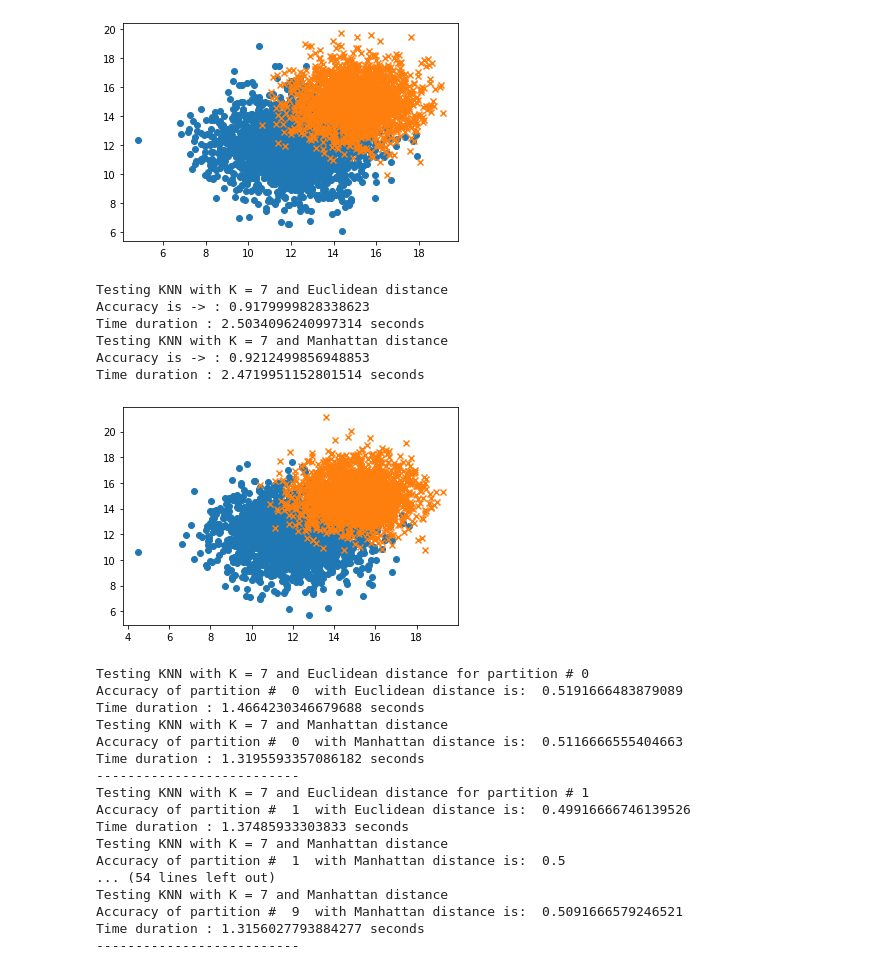
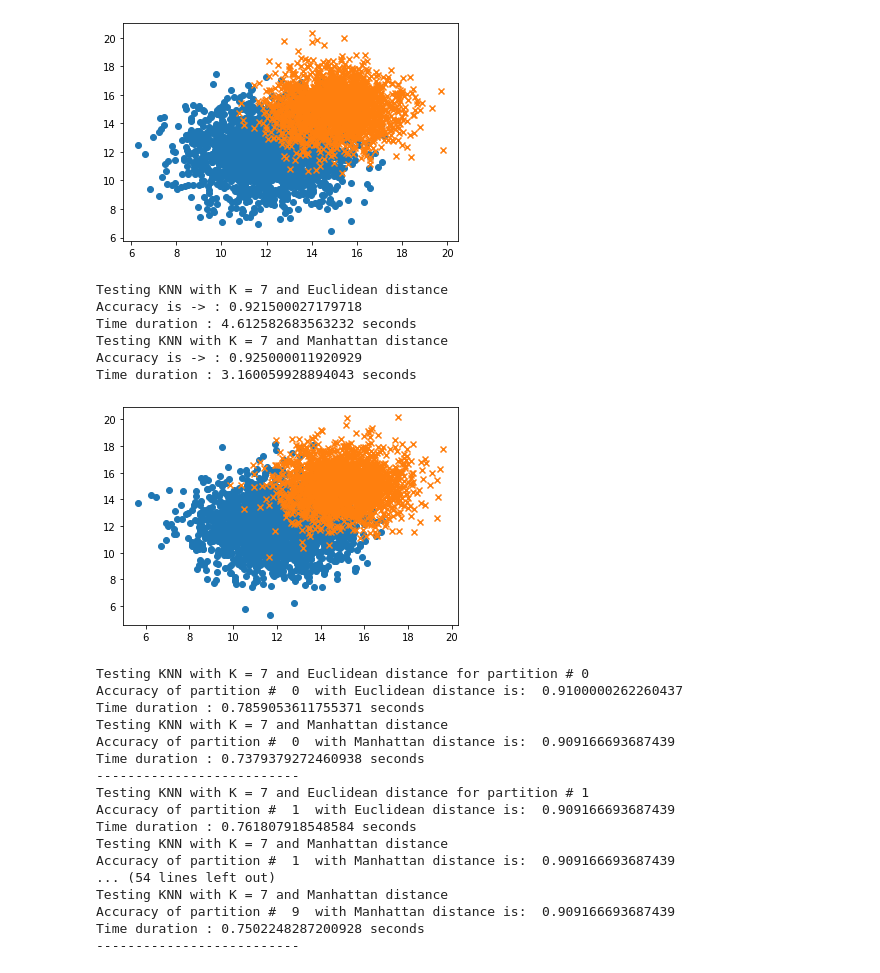
Before and after one commit to AndreyArguedas/MachineLearning, a Jupyter notebook: Implementación KNN/KNN_implementation.ipynb, the cells around one changed output. Cells and saved outputs as stored; diff of their text form; code cells hidden in the pictures.

Commit message:
KNN partitions working and Intro probabilities

```diff
--- a/Implementación KNN/KNN_implementation.ipynb
+++ b/Implementación KNN/KNN_implementation.ipynb
@@ -134,49 +134,41 @@ Main function
 """
 def main():
     (TargetsAll, SamplesAll) = createData(numberSamplesPerClass = 2000, mean1 = [12,12], mean2 = [15, 15], stds1 = [3, 3], stds2 = [2, 2])
-
-    test_observation_1 = SamplesAll[0, :].unsqueeze(0)
-
-    '''
-    DISCOMMENT THIS IF YOU WANT TO TEST FOR JUST THE FIRST OBSERVATION
-    #estimatedValue = evaluate_k_nearest_neighbors_observation(SamplesAll, TargetsAll, test_observation_1)
-    #print("The category value for", test_observation_1, "is------->", estimatedValue)
-    '''
 
     print("Testing KNN with K = 7 and Euclidean distance")
     start_time = time.time()
     test_estimations_all = evaluate_k_nearest_neighbors_test_dataset(SamplesAll, TargetsAll, SamplesAll, 7, is_euclidian = True)
 
     # Calculate accuracy
     accuracy = calculate_accuracy(test_estimations_all, TargetsAll)
     print("Accuracy is -> :", accuracy)
 
     elapsed_time = time.time() - start_time
 
     print("Time duration :", elapsed_time, "seconds")
 
 
     print("Testing KNN with K = 7 and Manhattan distance")
     start_time = time.time()
     test_estimations_all_manhattan = evaluate_k_nearest_neighbors_test_dataset(SamplesAll, TargetsAll, SamplesAll, 7, is_euclidian = False)
     # Calculate accuracy
     accuracy = calculate_accuracy(test_estimations_all_manhattan, TargetsAll)
     print("Accuracy is -> :", accuracy)
 
     elapsed_time = time.time() - start_time
 
     print("Time duration :", elapsed_time, "seconds")
 
 
 main()
 # %% [output]
-[figure, old version]
+[figure, new version]
 Testing KNN with K = 7 and Euclidean distance
-Accuracy is -> : 0.9179999828338623
-Time duration : 2.5034096240997314 seconds
+Accuracy is -> : 0.921500027179718
+Time duration : 4.612582683563232 seconds
 Testing KNN with K = 7 and Manhattan distance
-Accuracy is -> : 0.9212499856948853
-Time duration : 2.4719951152801514 seconds
+Accuracy is -> : 0.925000011920929
+Time duration : 3.160059928894043 seconds
 # %%
 #INCISO B
 (TargetsAll, SamplesAll) = createData(numberSamplesPerClass = 2000, mean1 = [12,12], mean2 = [15, 15], stds1 = [3, 3], stds2 = [2, 2])
@@ -186,7 +178,7 @@ for i in range(10):
 
   print("Testing KNN with K = 7 and Euclidean distance for partition #", i)
   start_time = time.time()
-  test_estimations_all_euclidean = evaluate_k_nearest_neighbors_test_dataset(X_train, y_train, X_train, 7, is_euclidian = True)
+  test_estimations_all_euclidean = evaluate_k_nearest_neighbors_test_dataset(X_train, y_train, X_test, 7, is_euclidian = True)
   #calculate accuracy
   accuracy = calculate_accuracy(test_estimations_all_euclidean[:y_test.shape[0]], y_test)
   print("Accuracy of partition # ", i," with Euclidean distance is: ", accuracy)
@@ -198,7 +190,7 @@ for i in range(10):
 
   print("Testing KNN with K = 7 and Manhattan distance")
   start_time = time.time()
-  test_estimations_all_manhattan = evaluate_k_nearest_neighbors_test_dataset(X_train, y_train, X_train, 7, is_euclidian = False)
+  test_estimations_all_manhattan = evaluate_k_nearest_neighbors_test_dataset(X_train, y_train, X_test, 7, is_euclidian = False)
   #calculate accuracy
   accuracy = calculate_accuracy(test_estimations_all_manhattan[:y_test.shape[0]], y_test)
   print("Accuracy of partition # ", i," with Manhattan distance is: ", accuracy)
@@ -210,21 +202,21 @@ for i in range(10):
 
   print("--------------------------")
 # %% [output]
-[figure, old version]
+[figure, new version]
 Testing KNN with K = 7 and Euclidean distance for partition # 0
-Accuracy of partition #  0  with Euclidean distance is:  0.5191666483879089
-Time duration : 1.4664230346679688 seconds
+Accuracy of partition #  0  with Euclidean distance is:  0.9100000262260437
+Time duration : 0.7859053611755371 seconds
 Testing KNN with K = 7 and Manhattan distance
-Accuracy of partition #  0  with Manhattan distance is:  0.5116666555404663
-Time duration : 1.3195593357086182 seconds
+Accuracy of partition #  0  with Manhattan distance is:  0.909166693687439
+Time duration : 0.7379379272460938 seconds
 --------------------------
 Testing KNN with K = 7 and Euclidean distance for partition # 1
-Accuracy of partition #  1  with Euclidean distance is:  0.49916666746139526
-Time duration : 1.37485933303833 seconds
+Accuracy of partition #  1  with Euclidean distance is:  0.909166693687439
+Time duration : 0.761807918548584 seconds
 Testing KNN with K = 7 and Manhattan distance
-Accuracy of partition #  1  with Manhattan distance is:  0.5
+Accuracy of partition #  1  with Manhattan distance is:  0.909166693687439
 ... (54 lines left out)
 Testing KNN with K = 7 and Manhattan distance
-Accuracy of partition #  9  with Manhattan distance is:  0.5091666579246521
-Time duration : 1.3156027793884277 seconds
+Accuracy of partition #  9  with Manhattan distance is:  0.909166693687439
+Time duration : 0.7502248287200928 seconds
 --------------------------
```
Also changed, not shown: 1 other file.
